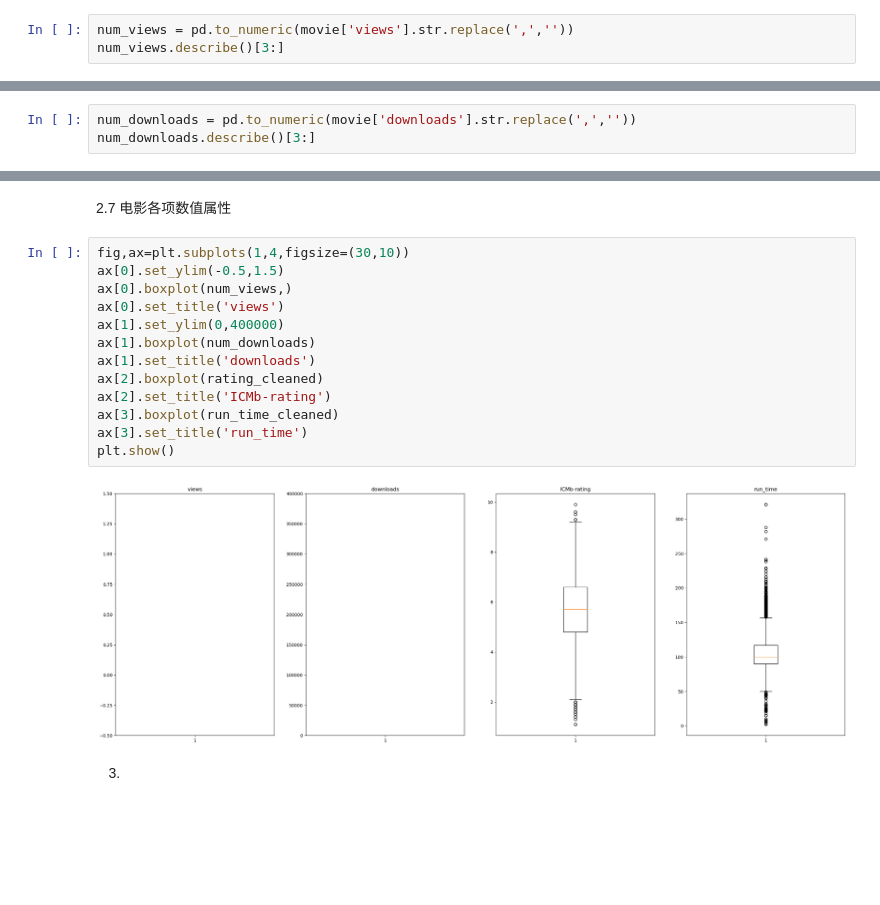
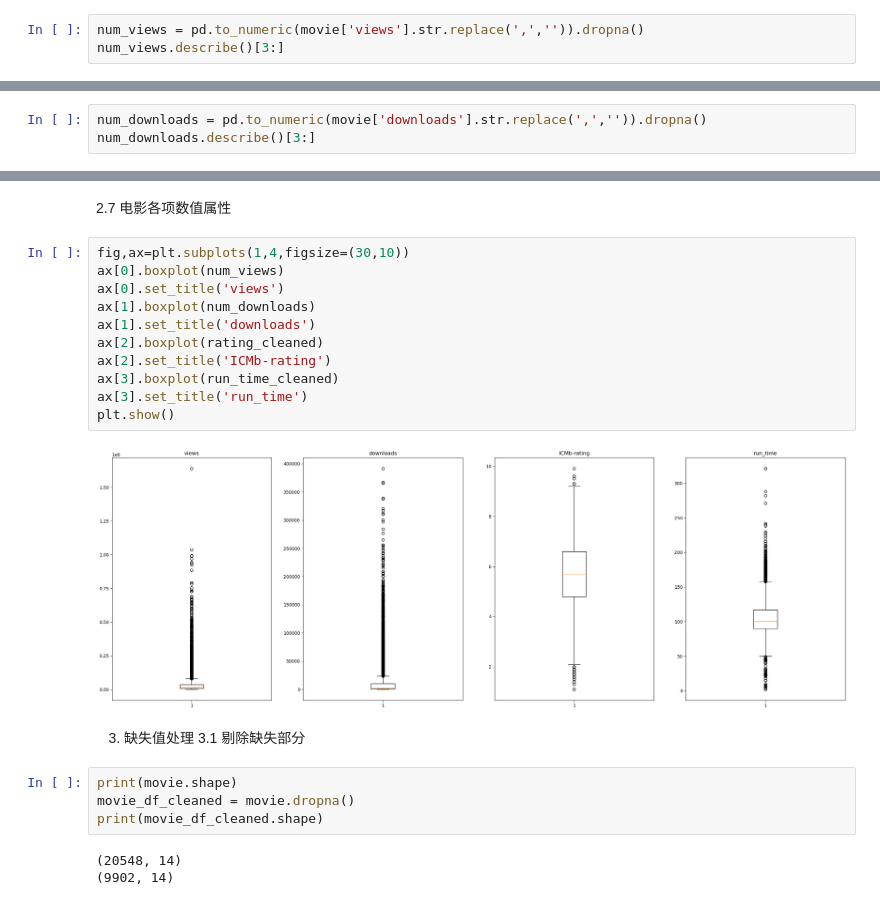
Before and after one commit to luosu2/datamining, a Jupyter notebook: movies_analysis.ipynb, the cells around one changed output, grey strips where cells are left out. Cells and saved outputs as stored; diff of their text form; blank space fills up the shorter version.

```diff
--- a/movies_analysis.ipynb
+++ b/movies_analysis.ipynb
@@ -218,7 +218,7 @@ missing_values
 + `views` 观看量
 `views` 属性的五数概括
 # %%
-num_views = pd.to_numeric(movie['views'].str.replace(',',''))
+num_views = pd.to_numeric(movie['views'].str.replace(',','')).dropna()
 num_views.describe()[3:]
 # %% [output]
 min        667.0
@@ -230,7 +230,7 @@ Name: views, dtype: float64
 # %% [markdown]
 + `downloads` 下载量
 # %%
-num_downloads = pd.to_numeric(movie['downloads'].str.replace(',',''))
+num_downloads = pd.to_numeric(movie['downloads'].str.replace(',','')).dropna()
 num_downloads.describe()[3:]
 # %% [output]
 min         0.0
@@ -323,18 +323,24 @@ plt.show()
 2.7 电影各项数值属性
 # %%
 fig,ax=plt.subplots(1,4,figsize=(30,10))
-ax[0].set_ylim(-0.5,1.5)
-ax[0].boxplot(num_views,)
+ax[0].boxplot(num_views)
 ax[0].set_title('views')
-ax[1].set_ylim(0,400000)
 ax[1].boxplot(num_downloads)
 ax[1].set_title('downloads')
 ax[2].boxplot(rating_cleaned)
 ax[2].set_title('ICMb-rating')
 ax[3].boxplot(run_time_cleaned)
 ax[3].set_title('run_time')
 plt.show()
 # %% [output]
-[figure, old version]
+[figure, new version]
 # %% [markdown]
-3.
+3. 缺失值处理
+3.1 剔除缺失部分
+# %%
+print(movie.shape)
+movie_df_cleaned = movie.dropna()
+print(movie_df_cleaned.shape)
+# %% [output]
+(20548, 14)
+(9902, 14)
```
Also changed, not shown: parts of 7 cells of this notebook.
